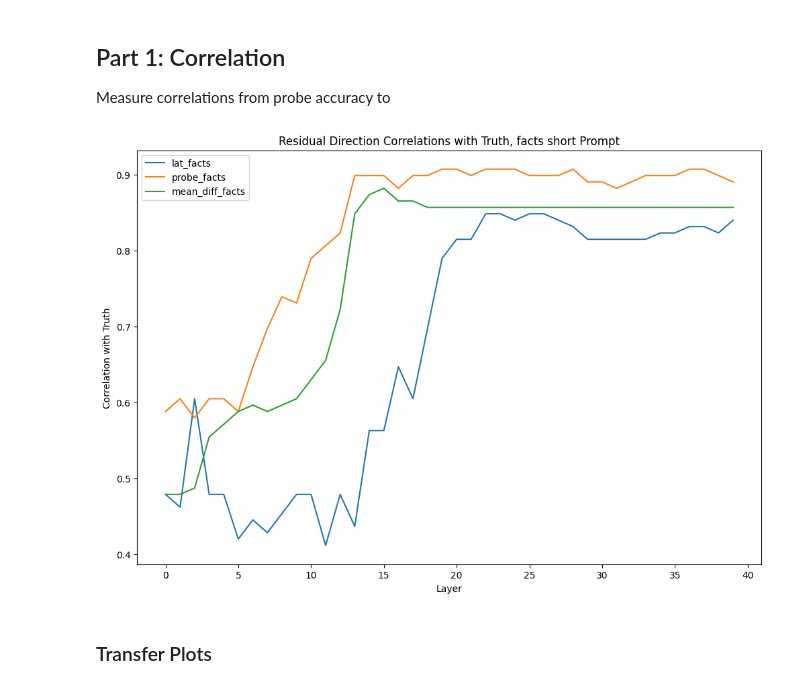
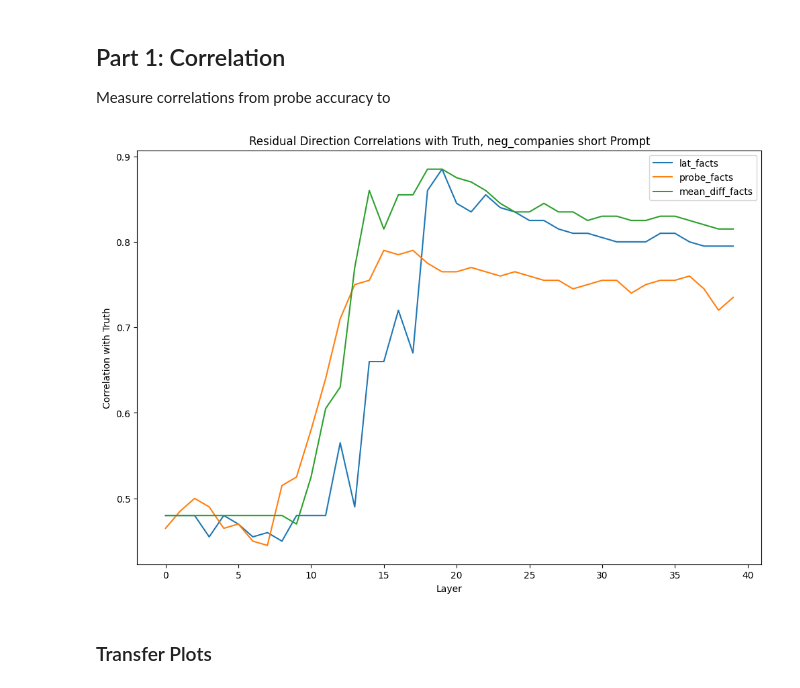
Before and after one commit to magikarp01/rep_control, a Jupyter notebook: rep_testing.ipynb, the cells around one changed output. Cells and saved outputs as stored; diff of their text form; code cells hidden in the pictures.

```diff
--- a/rep_testing.ipynb
+++ b/rep_testing.ipynb
@@ -661,11 +661,11 @@ companies -> neg_companies
 Measure correlations from probe accuracy to
 # %%
 prompt_type = "short"
-split_name = "facts"
+split_name = "neg_companies"
 train_cache, test_cache, train_labels, test_labels, train_data_rows, test_data_rows = get_cache(split_name, prompt_type, train_ratio=0.8)
 
-with open("truthfulness_dirs/13b_cities_short_prompt_modelact.pkl", "rb") as f:
-    short_modelact = pickle.load(f)
+# with open("truthfulness_dirs/13b_cities_short_prompt_modelact.pkl", "rb") as f:
+#     short_modelact = pickle.load(f)
 
 # short_probes = {l: short_modelact.probes["resid_post"][l].coef_.squeeze() for l in range(n_layers)}
 # short_probe_dirs = {l: short_modelact.probes["resid_post"][l].coef_.squeeze() for l in range(n_layers)}
@@ -744,39 +744,38 @@ for direction_name in correlation_dirs.keys():
         if use_saved_thresholds:
             m, b = saved_thresholds[direction_name][layer]
         else:
             m, b = get_baseline(correlation_dirs[direction_name][layer], train_cache[layer], train_labels, constrained=True)
 
             if save_thresholds:
                 saved_thresholds[direction_name][layer] = (m, b)
 
         # if clf.coef_.item() < 0:
         #     print(f"Negative Coefficient at {layer=}, {direction_name=}")
 
-        if direction_name == "probe_cities":
-            probe: LogisticRegression = short_modelact.probes["resid_post"][layer]
-            pred_labels = get_pred_labels(probe, test_cache[layer], probe=True)
+        # if direction_name == "probe_cities":
+        #     probe: LogisticRegression = short_modelact.probes["resid_post"][layer]
+        #     pred_labels = get_pred_labels(probe, test_cache[layer], probe=True)
         # elif direction_name == "probe_cities_no_prompt":
         #     probe: LogisticRegression = no_modelact.probes["resid_post"][layer]
         #     pred_labels = get_pred_labels(probe, test_cache[layer], probe=True)
         # elif direction_name == "probe_companies_short":
         #     probe: LogisticRegression = ood_short_modelact.probes["resid_post"][layer]
         #     pred_labels = get_pred_labels(probe, test_cache[layer], probe=True)
-        else:
-            pred_labels = get_pred_labels(correlation_dirs[direction_name][layer], test_cache[layer], baseline=(m, b))
+        pred_labels = get_pred_labels(correlation_dirs[direction_name][layer], test_cache[layer], baseline=(m, b))
         accs.append(accuracy_score(pred_labels, test_labels))
     plt.plot(range(n_layers), accs, label=direction_name)
 
 if save_thresholds:
     with open("truthfulness_dirs/saved_correlation_thresholds.pkl", "wb") as f:
         pickle.dump(saved_thresholds, f)
 
 plt.title(f"Residual Direction Correlations with Truth, {split_name} {prompt_type} Prompt")
 plt.xlabel("Layer")
 plt.ylabel("Correlation with Truth")
 plt.legend()
 plt.show()
 # %% [output]
-[figure, old version]
+[figure, new version]
 # %% [markdown]
 ### Transfer Plots
 # %%
```
Also changed, not shown: parts of 9 cells of this notebook, 3 other files.
